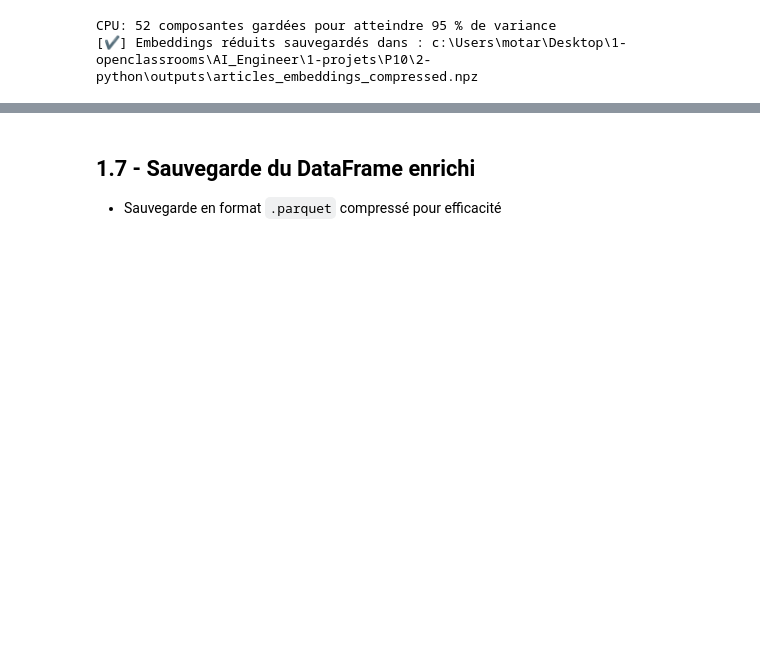
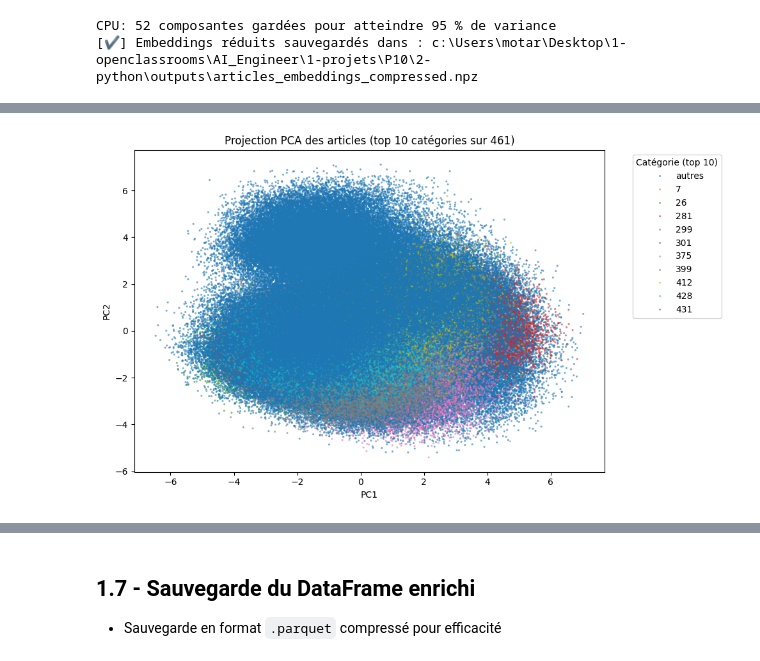
Before and after one commit to Arnaud66170/P10, a Jupyter notebook: notebooks/01_data_preparation.ipynb, the cells around one changed output, grey strips where cells are left out. Cells and saved outputs as stored; diff of their text form; code cells hidden in the pictures; blank space fills up the shorter version.

```diff
--- a/notebooks/01_data_preparation.ipynb
+++ b/notebooks/01_data_preparation.ipynb
@@ -130,0 +134,36 @@ CPU: 52 composantes gardées pour atteindre 95 % de variance
+# %%
+from sklearn.decomposition import PCA
+
+# Projection en 2D des embeddings compressés
+pca_visu = PCA(n_components=2)
+embeddings_2D = pca_visu.fit_transform(np.vstack(df_articles["embedding"].values))
+df_articles["x"] = embeddings_2D[:, 0]
+df_articles["y"] = embeddings_2D[:, 1]
+
+# Top 10 des catégories les plus fréquentes
+top_cats = df_articles["category_id"].value_counts().head(10).index
+df_articles["category_top"] = df_articles["category_id"].where(df_articles["category_id"].isin(top_cats), other="autres")
+
+# Nombre total de catégories
+n_cat_total = df_articles["category_id"].nunique()
+
+# Affichage
+plt.figure(figsize=(10, 6))
+sns.scatterplot(
+    data=df_articles,
+    x="x", y="y",
+    hue="category_top",
+    palette="tab10",
+    alpha=0.6,
+    s=4,
+    # marker='x',
+    edgecolor=None
+)
+plt.title(f"Projection PCA des articles (top 10 catégories sur {n_cat_total})")
+plt.xlabel("PC1")
+plt.ylabel("PC2")
+plt.legend(title="Catégorie (top 10)", bbox_to_anchor=(1.05, 1), loc='upper left')
+plt.tight_layout()
+plt.show()
+# %% [output]
+[figure, added]
```
Also changed, not shown: parts of 15 cells of this notebook, 2 other files.
